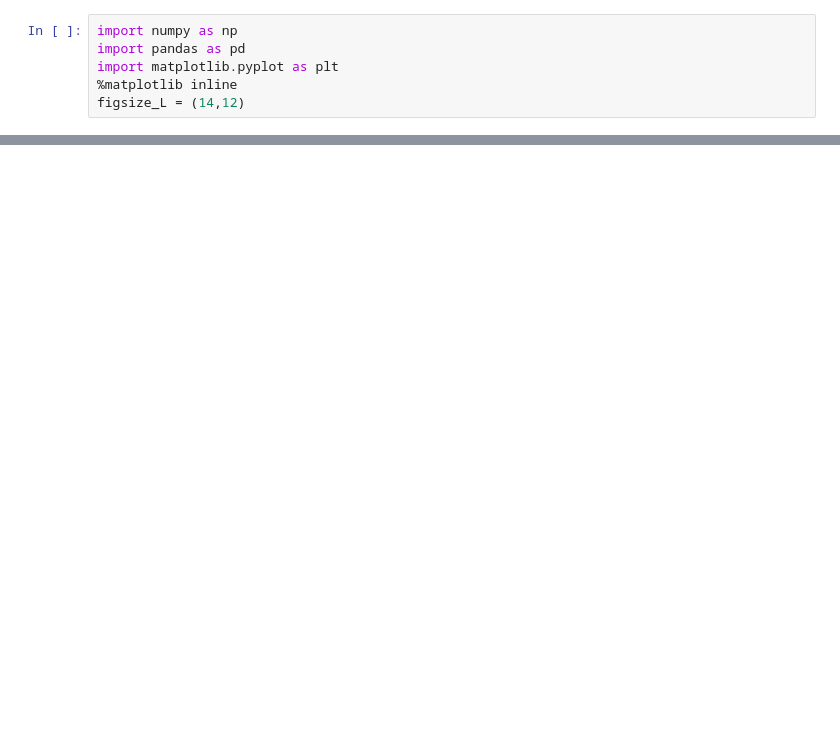
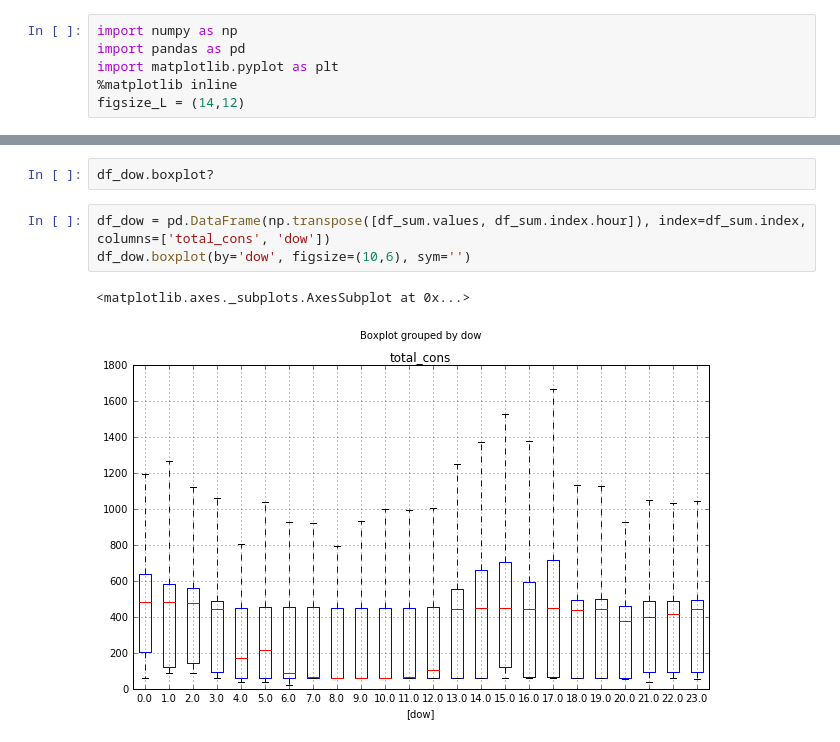
Before and after one commit to oscardesomer/energy_disaggregation, a Jupyter notebook: data_exploration.ipynb, the cells around one changed output, grey strips where cells are left out. Saved outputs shown, nothing was run; the diff lists cells and outputs as text; blank space fills up the shorter version.

```diff
--- a/data_exploration.ipynb
+++ b/data_exploration.ipynb
@@ -50,0 +32,8 @@ df = df.resample('1min').mean()
+# %%
+df_dow.boxplot?
+# %%
+df_dow = pd.DataFrame(np.transpose([df_sum.values, df_sum.index.hour]), index=df_sum.index, columns=['total_cons', 'dow'])
+df_dow.boxplot(by='dow', figsize=(10,6), sym='')
+# %% [output]
+<matplotlib.axes._subplots.AxesSubplot at 0x...>
+[figure, added]
```
Also changed, not shown: parts of 8 cells of this notebook.
